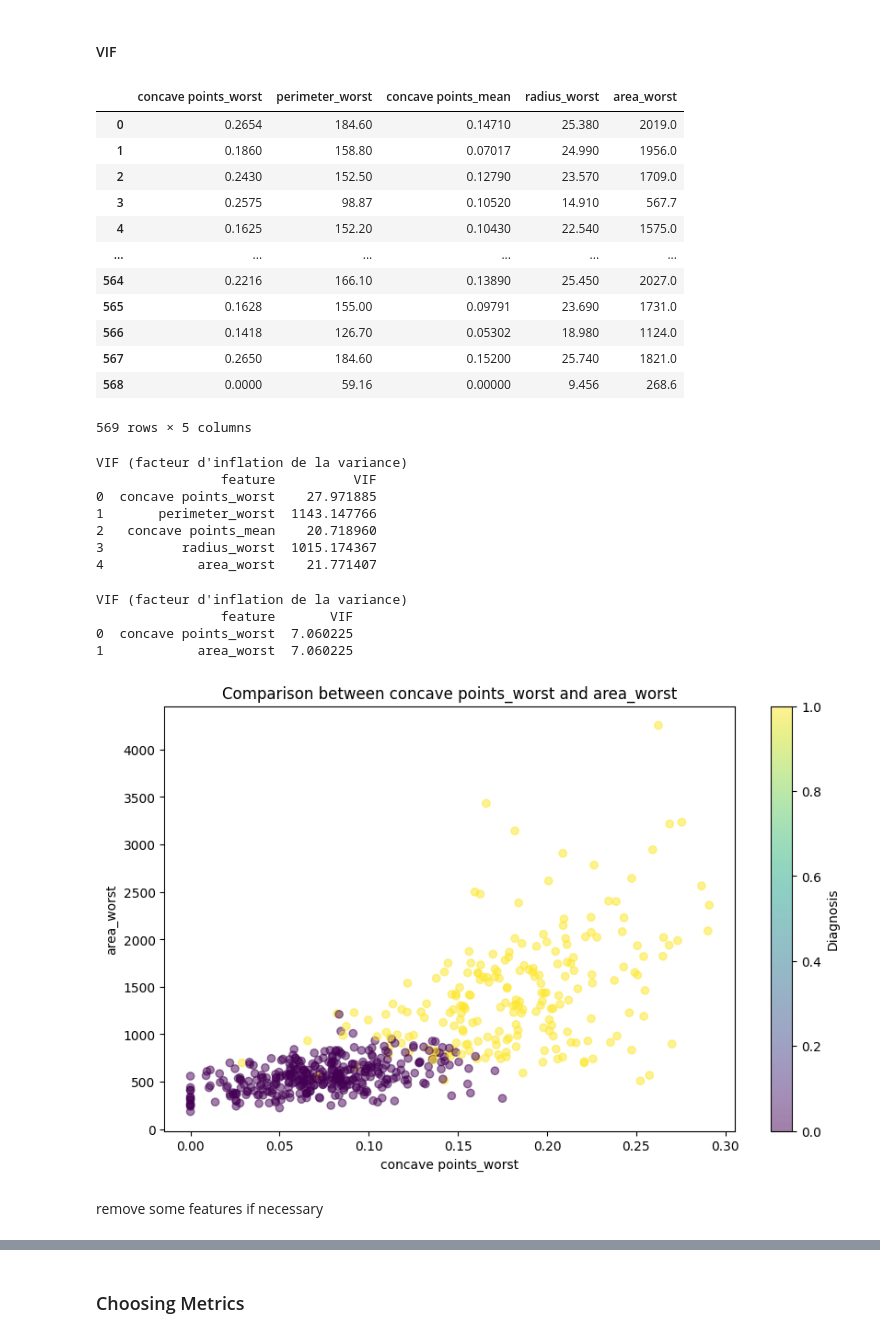
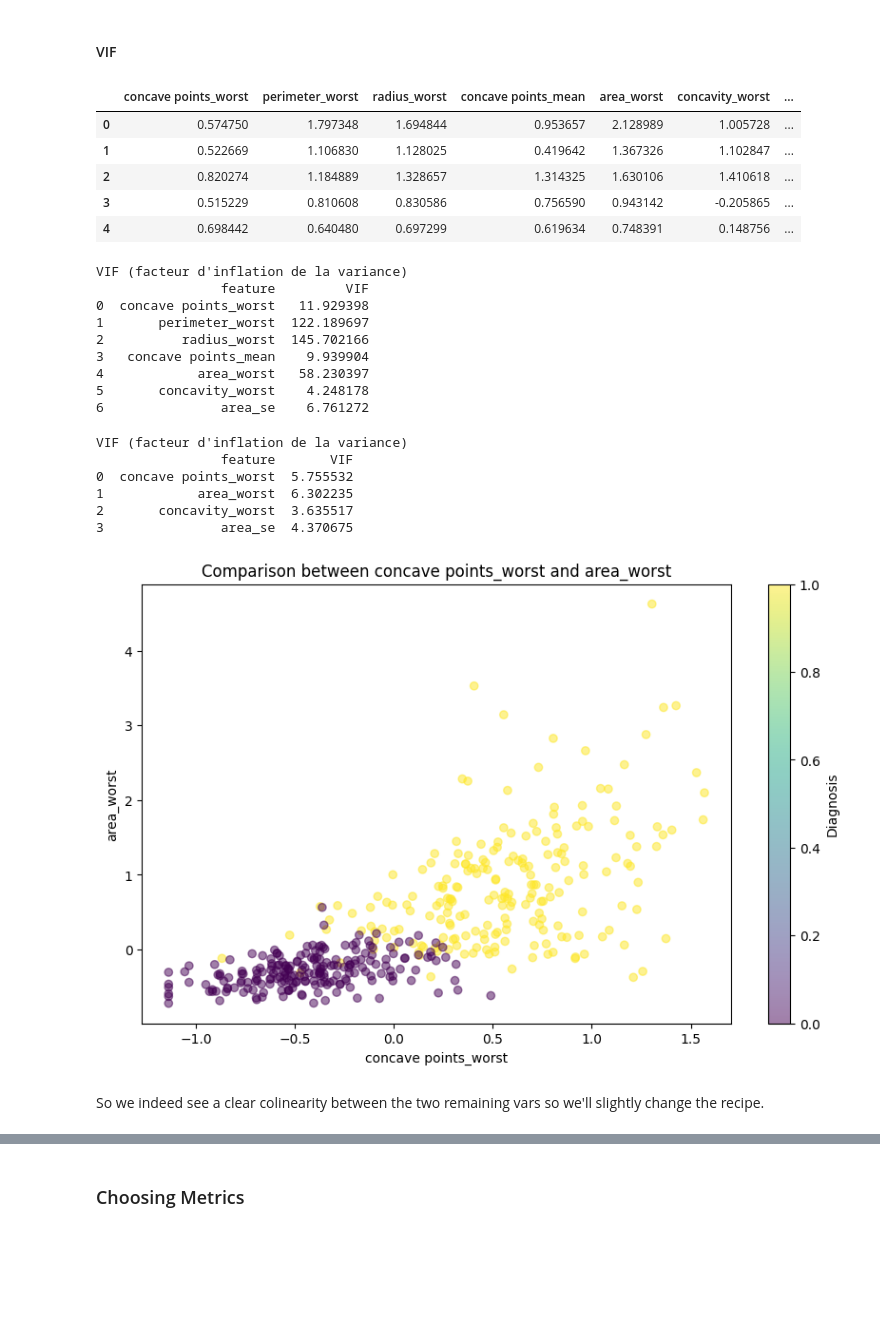
Before and after one commit to julienRactM/building-perceptron, a Jupyter notebook: building-perceptron.ipynb, the cells around one changed output, grey strips where cells are left out. Drawn from its saved outputs; the diff is of its cells as text; code cells hidden in the pictures; blank space fills up the shorter version.

```diff
--- a/building-perceptron.ipynb
+++ b/building-perceptron.ipynb
@@ -390,7 +405,7 @@ df.drop(columns = ["id", "Unnamed: 32"], inplace=True)
 #### Convolution Matrix feature importance
 # %%
 # Calculate the correlation matrix
-correlation_matrix = df.corr()
+correlation_matrix = balanced_df.corr()
 
 # Get the correlation values with the target variable 'diagnosis'
 correlation_with_target = correlation_matrix["diagnosis"].abs().sort_values(ascending=False)
@@ -406,7 +421,7 @@ print("Selected features based on correlation with target variable:")
 print("retained features:",high_correlation_features)
 
 # Highlight features not retained
-all_features = df.columns.tolist()
+all_features = balanced_df.columns.tolist()
 not_retained_features = list(set(all_features) - set(high_correlation_features) - {"diagnosis"})
 
 print("\nFeatures not retained based on correlation with target variable:")
@@ -424,6 +440,6 @@ This is just used as a mean to compare with our feature selection algorythms to
 # %%
-X = df.drop("diagnosis", axis=1) # Independent variables
-y = df.diagnosis # Dependent variable
+X = balanced_df.drop("diagnosis", axis=1) # Independent variables
+y = balanced_df.diagnosis # Dependent variable
 
 # Split into train and test
 X_train, X_test, y_train, y_test = train_test_split(X, y, test_size=0.3, random_state=1)
@@ -452,6 +468,11 @@ rf_specificity = TN / (TN + FP)
 
 print(f"NPV: {rf_NPV}")
 print(f"Specificity: {rf_specificity}")
+
+# Calculate recall
+rf_recall = recall_score(y_test, y_pred)
+
+print(f"Recall: {rf_recall}")
 # %% [output]
               precision    recall  f1-score   support
 
@@ -525,14 +524,14 @@ np.bool = np.bool_
 
 
 # Get the names of the features
-features_names = df.drop(columns=['diagnosis']).columns
+features_names = balanced_df.drop(columns=['diagnosis']).columns
 
 rf = RandomForestRegressor(n_estimators=200, n_jobs=-1, max_depth=5)
 
 feat_selector = BorutaPy(rf, n_estimators='auto', verbose=2, random_state=42)
 
 # find all relevant features
-feat_selector.fit(df.drop(columns=['diagnosis']).values, df.diagnosis.values)
+feat_selector.fit(balanced_df.drop(columns=['diagnosis']).values, balanced_df.diagnosis.values)
 
 # check selected features
 print(feat_selector.support_)
@@ -636,0 +639,5 @@ features_in_common,features_in_atleast_two, unique_features = compare_feature_li
+# %%
+scaler = RobustScaler()
+df_scaled = pd.DataFrame(scaler.fit_transform(balanced_df[features_in_common]), columns=features_in_common)
+df_scaled['diagnosis'] = balanced_df['diagnosis'].values
+df_scaled
@@ -637,25 +658,18 @@ features_in_common,features_in_atleast_two, unique_features = compare_feature_li
 # %% [markdown]
 #### VIF
 # %%
-df[features_in_common]
+df_scaled.head()
 # Ideally we'll compare it to a version with another deep with values in top 5 of Shap
 # %% [output]
-|  | concave points_worst | perimeter_worst | concave points_mean | radius_worst | area_worst |
-| 0 | 0.2654 | 184.60 | 0.14710 | 25.380 | 2019.0 |
-| 1 | 0.1860 | 158.80 | 0.07017 | 24.990 | 1956.0 |
-| 2 | 0.2430 | 152.50 | 0.12790 | 23.570 | 1709.0 |
-| 3 | 0.2575 | 98.87 | 0.10520 | 14.910 | 567.7 |
-| 4 | 0.1625 | 152.20 | 0.10430 | 22.540 | 1575.0 |
-| ... | ... | ... | ... | ... | ... |
-| 564 | 0.2216 | 166.10 | 0.13890 | 25.450 | 2027.0 |
-| 565 | 0.1628 | 155.00 | 0.09791 | 23.690 | 1731.0 |
-| 566 | 0.1418 | 126.70 | 0.05302 | 18.980 | 1124.0 |
-| 567 | 0.2650 | 184.60 | 0.15200 | 25.740 | 1821.0 |
-| 568 | 0.0000 | 59.16 | 0.00000 | 9.456 | 268.6 |
+|  | concave points_worst | perimeter_worst | radius_worst | concave points_mean | area_worst | concavity_worst | ... |
+| 0 | 0.574750 | 1.797348 | 1.694844 | 0.953657 | 2.128989 | 1.005728 | ... |
+| 1 | 0.522669 | 1.106830 | 1.128025 | 0.419642 | 1.367326 | 1.102847 | ... |
+| 2 | 0.820274 | 1.184889 | 1.328657 | 1.314325 | 1.630106 | 1.410618 | ... |
+| 3 | 0.515229 | 0.810608 | 0.830586 | 0.756590 | 0.943142 | -0.205865 | ... |
+| 4 | 0.698442 | 0.640480 | 0.697299 | 0.619634 | 0.748391 | 0.148756 | ... |
-569 rows × 5 columns
 # %%
 # Split into train and test
-X_train_vif, X_test_vif, y_train_vif, y_test_vif = train_test_split(balanced_df[features_in_common], balanced_df.diagnosis,\
+X_train_vif, X_test_vif, y_train_vif, y_test_vif = train_test_split(df_scaled.drop(columns=["diagnosis"]), df_scaled.diagnosis,\
     test_size=0.3, random_state=1)
 
 
@@ -668,15 +682,18 @@ print('VIF (facteur d\'inflation de la variance)')
 print(vif_data)
 # %% [output]
 VIF (facteur d'inflation de la variance)
-                feature          VIF
-0  concave points_worst    27.971885
-1       perimeter_worst  1143.147766
-2   concave points_mean    20.718960
-3          radius_worst  1015.174367
-4            area_worst    21.771407
+                feature         VIF
+0  concave points_worst   11.929398
+1       perimeter_worst  122.189697
+2          radius_worst  145.702166
+3   concave points_mean    9.939904
+4            area_worst   58.230397
+5       concavity_worst    4.248178
+6               area_se    6.761272
 # %%
 # Split into train and test
-X_train_vif, X_test_vif, y_train_vif, y_test_vif = train_test_split(balanced_df[features_in_common].drop(columns=["radius_worst", "concave points_mean", "perimeter_worst"]), balanced_df.diagnosis,\
+X_train_vif, X_test_vif, y_train_vif, y_test_vif = train_test_split(df_scaled.drop(columns=["diagnosis"])\
+    .drop(columns=["radius_worst", "concave points_mean", "perimeter_worst"]), df_scaled.diagnosis,\
     test_size=0.3, random_state=1)
 
 
@@ -690,20 +707,23 @@ print(vif_data)
 # %% [output]
 VIF (facteur d'inflation de la variance)
                 feature       VIF
-0  concave points_worst  7.060225
-1            area_worst  7.060225
+0  concave points_worst  5.755532
+1            area_worst  6.302235
+2       concavity_worst  3.635517
+3               area_se  4.370675
 # %%
 import matplotlib.pyplot as plt
 
 # Scatter plot to compare concave points_worst and area_worst
 plt.figure(figsize=(10, 6))
-plt.scatter(df['concave points_worst'], df['area_worst'], alpha=0.5, c=df['diagnosis'], cmap='viridis')
+plt.scatter(df_scaled['concave points_worst'], df_scaled['area_worst'], \
+    alpha=0.5, c=df_scaled['diagnosis'], cmap='viridis')
 plt.title('Comparison between concave points_worst and area_worst')
 plt.xlabel('concave points_worst')
 plt.ylabel('area_worst')
 plt.colorbar(label='Diagnosis')
 plt.show()
 # %% [output]
-[figure, old version]
+[figure, new version]
-# %% [markdown]
-remove some features if necessary
+# %% [markdown]
+So we indeed see a clear colinearity between the two remaining vars so we'll slightly change the recipe.
```
Also changed, not shown: parts of 49 cells of this notebook.
